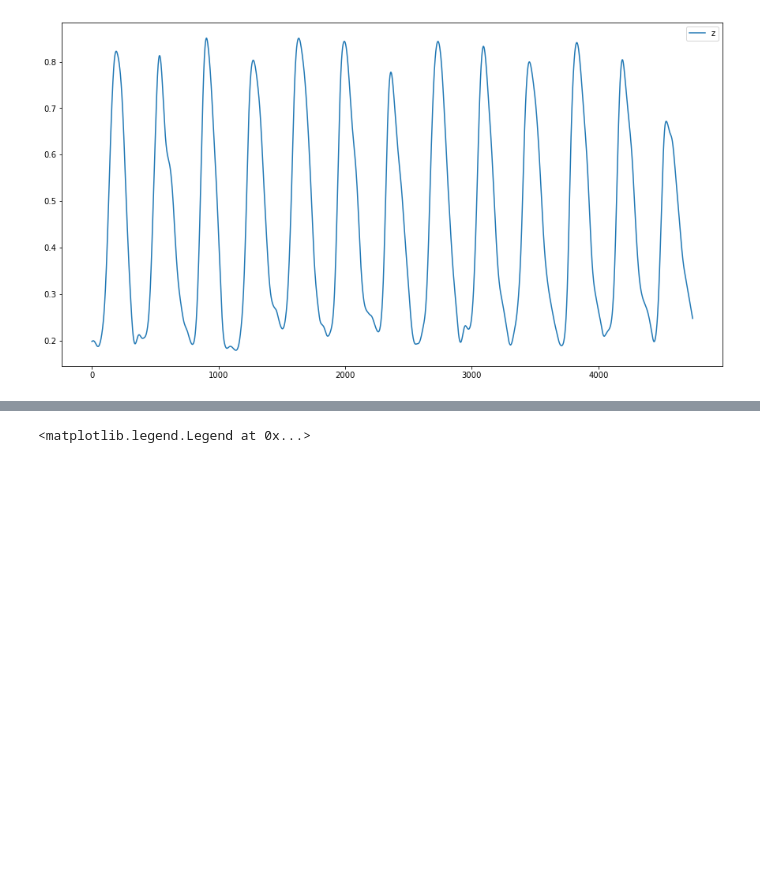
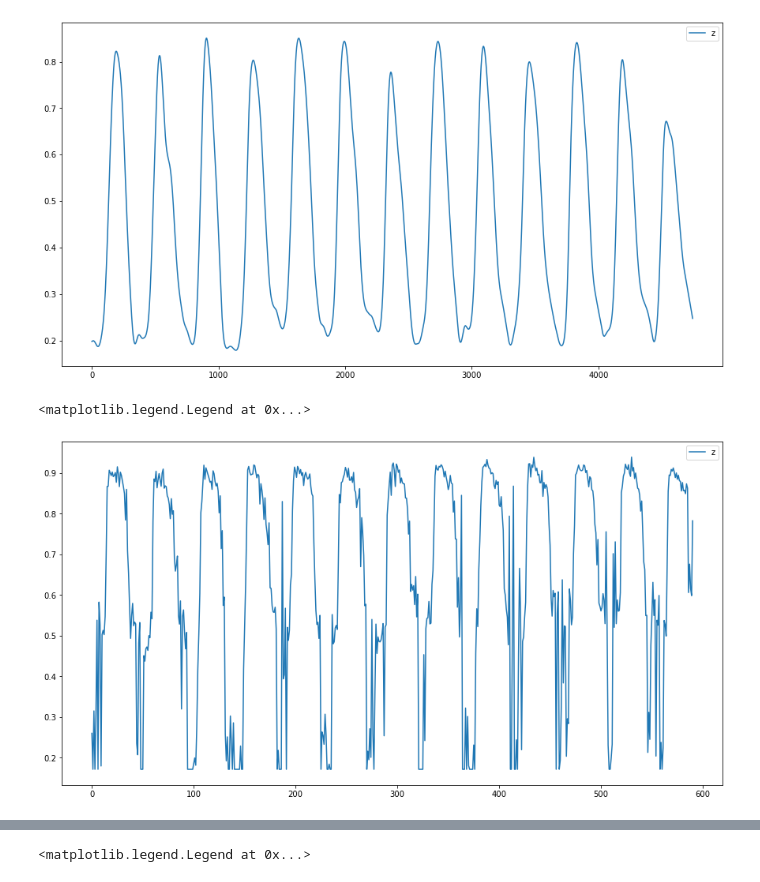
Before and after one commit to satlawa/proj_time_series_analysis, a Jupyter notebook: smothing.ipynb, the cells around one changed output, grey strips where cells are left out. Drawn from its saved outputs; the diff is of its cells as text; code cells hidden in the pictures; blank space fills up the shorter version.

```diff
--- a/smothing.ipynb
+++ b/smothing.ipynb
@@ -261,6 +261,15 @@ lrange = array.array('d',np.linspace(0,6,1000))
 
 # apply filter
 z, loptv = ws2doptv(whoe_year,w,lrange)
+# %%
+
+# plot time series of pixel
+fig, ax = plt.subplots(figsize=(15, 8))
+ax.plot(whoe_year[whoe_year>-0.3], label='z')
+ax.legend()
+# %% [output]
+<matplotlib.legend.Legend at 0x...>
+[figure, added]
 # %%
 print(loptv)
 # plot time series of pixel
```
Also changed, not shown: parts of 5 cells of this notebook.
